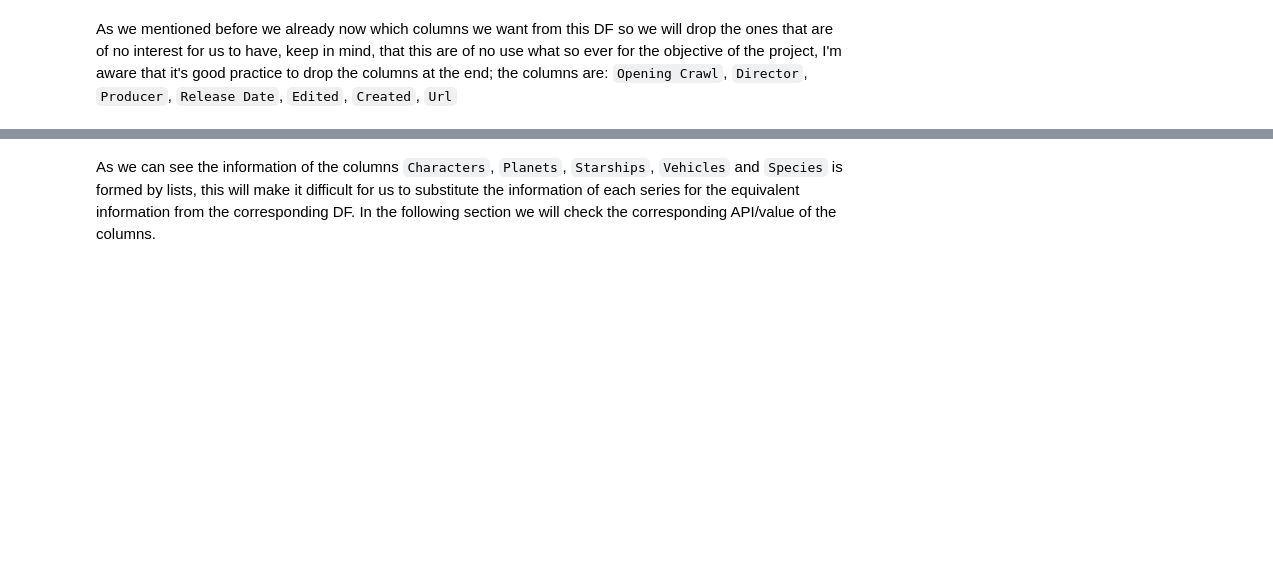
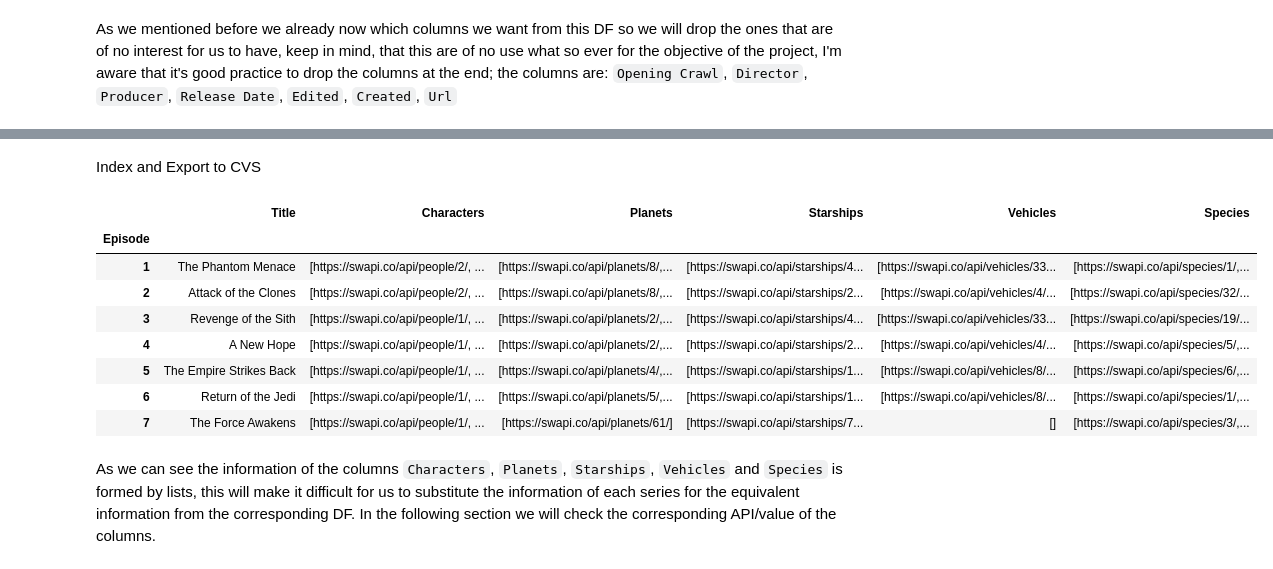
Before and after one commit to ta-datapt-bcn/project-web, a Jupyter notebook: STAR WARS API AND WEB SCRAPING.ipynb, the cells around one changed output, grey strips where cells are left out. Cells and saved outputs as stored; diff of their text form; code cells hidden in the pictures; blank space fills up the shorter version.

```diff
--- a/STAR WARS API AND WEB SCRAPING.ipynb
+++ b/STAR WARS API AND WEB SCRAPING.ipynb
@@ -98,5 +99,10 @@ def path_to_html(path):
     Convierte los links en tags html.
     '''
     return '<img src="'+ path + '" width="5000" >'
+# %%
+def index(x, col):
+    x = x.set_index(col)
+    x = x.sort_values(by = col, ascending = True)
+    return x
 # %% [markdown]
 # <img src="https://fontmeme.com/permalink/200218/3b58153cffc57605bc48340079b07354.png" alt="star-wars-font" border="0"></a>
@@ -196,6 +204,21 @@ star_wars_films
 | 4 | 6 | Return of the Jedi | [https://swapi.co/api/people/1/, ... | [https://swapi.co/api/planets/5/,... | [https://swapi.co/api/starships/1... | [https://swapi.co/api/vehicles/8/... | [https://swapi.co/api/species/1/,... |
 | 5 | 5 | The Empire Strikes Back | [https://swapi.co/api/people/1/, ... | [https://swapi.co/api/planets/4/,... | [https://swapi.co/api/starships/1... | [https://swapi.co/api/vehicles/8/... | [https://swapi.co/api/species/6/,... |
 | 6 | 7 | The Force Awakens | [https://swapi.co/api/people/1/, ... | [https://swapi.co/api/planets/61/] | [https://swapi.co/api/starships/7... | [] | [https://swapi.co/api/species/3/,... |
+# %% [markdown]
+Index and Export to CVS
+# %%
+index(star_wars_films, "Episode")
+star_wars_films.to_csv("cvs/star_wars_films.csv", sep = ',', index=False)
+# %% [output]
+|  | Title | Characters | Planets | Starships | Vehicles | Species |
+| Episode |  |  |  |  |  |  |
+| 1 | The Phantom Menace | [https://swapi.co/api/people/2/, ... | [https://swapi.co/api/planets/8/,... | [https://swapi.co/api/starships/4... | [https://swapi.co/api/vehicles/33... | [https://swapi.co/api/species/1/,... |
+| 2 | Attack of the Clones | [https://swapi.co/api/people/2/, ... | [https://swapi.co/api/planets/8/,... | [https://swapi.co/api/starships/2... | [https://swapi.co/api/vehicles/4/... | [https://swapi.co/api/species/32/... |
+| 3 | Revenge of the Sith | [https://swapi.co/api/people/1/, ... | [https://swapi.co/api/planets/2/,... | [https://swapi.co/api/starships/4... | [https://swapi.co/api/vehicles/33... | [https://swapi.co/api/species/19/... |
+| 4 | A New Hope | [https://swapi.co/api/people/1/, ... | [https://swapi.co/api/planets/2/,... | [https://swapi.co/api/starships/2... | [https://swapi.co/api/vehicles/4/... | [https://swapi.co/api/species/5/,... |
+| 5 | The Empire Strikes Back | [https://swapi.co/api/people/1/, ... | [https://swapi.co/api/planets/4/,... | [https://swapi.co/api/starships/1... | [https://swapi.co/api/vehicles/8/... | [https://swapi.co/api/species/6/,... |
+| 6 | Return of the Jedi | [https://swapi.co/api/people/1/, ... | [https://swapi.co/api/planets/5/,... | [https://swapi.co/api/starships/1... | [https://swapi.co/api/vehicles/8/... | [https://swapi.co/api/species/1/,... |
+| 7 | The Force Awakens | [https://swapi.co/api/people/1/, ... | [https://swapi.co/api/planets/61/] | [https://swapi.co/api/starships/7... | [] | [https://swapi.co/api/species/3/,... |
 # %% [markdown]
 As we can see the information of the columns `Characters`, `Planets`, `Starships`, `Vehicles` and `Species` is formed by lists, this will make it difficult for us to substitute the information of each series for the equivalent information from the corresponding DF. In the following section we will check the corresponding API/value of the columns.
 # %% [markdown]
```
Also changed, not shown: parts of 46 cells of this notebook.
